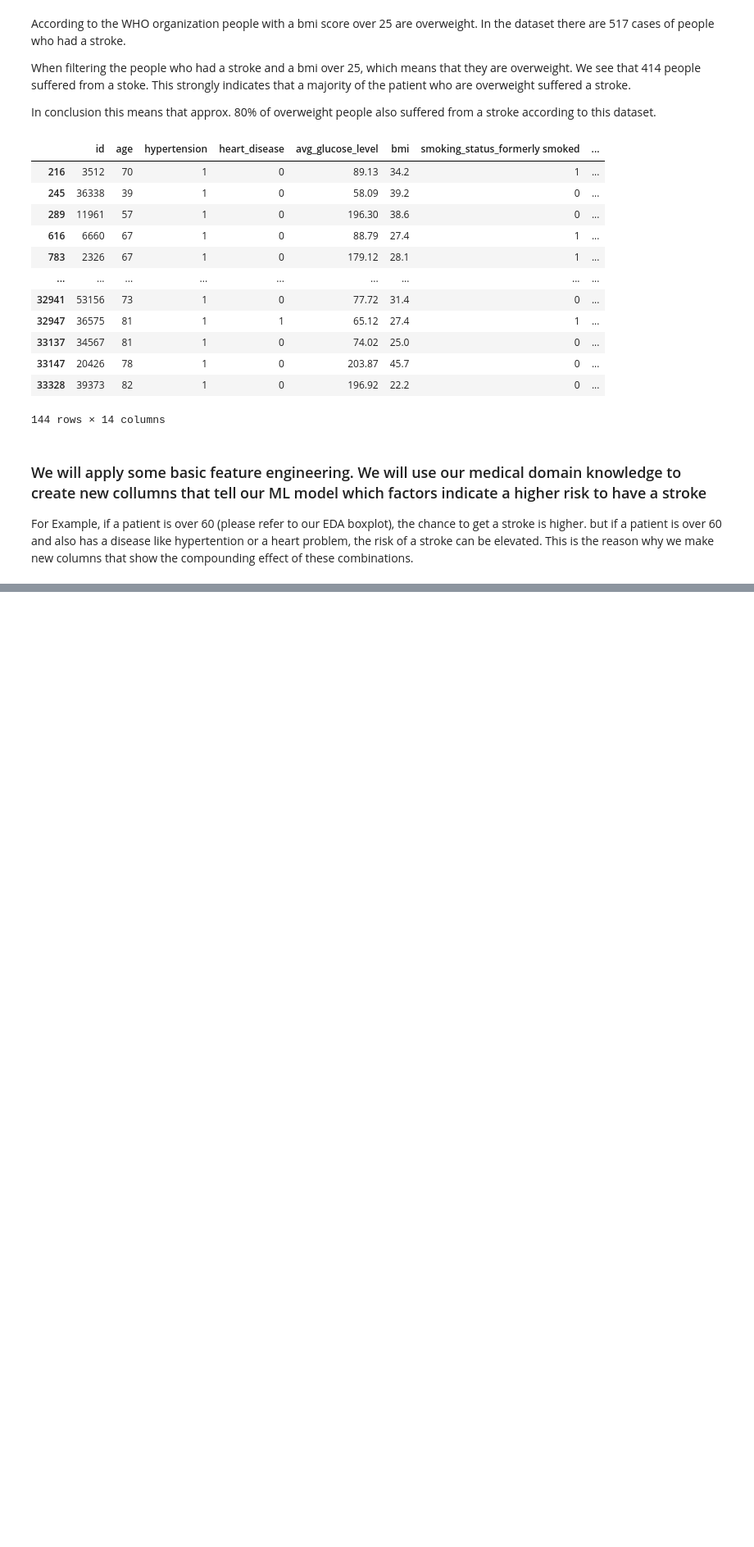
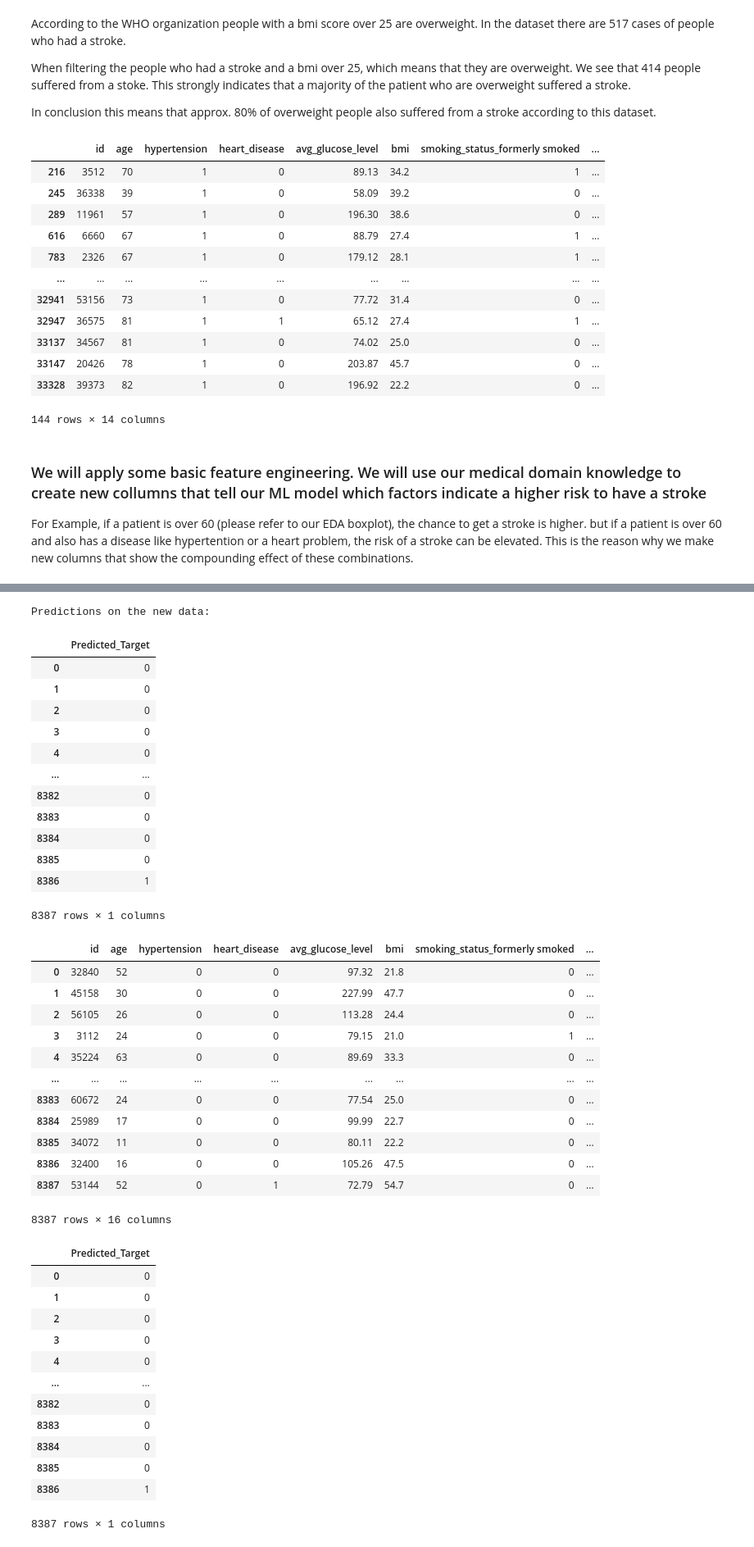
Before and after one commit to wi22b050/ML-International, a Jupyter notebook: draft_one_eda.ipynb, the cells around one changed output, grey strips where cells are left out. Shown at 82% size. Saved outputs shown, nothing was run; the diff lists cells and outputs as text; code cells hidden in the pictures; blank space fills up the shorter version.

```diff
--- a/draft_one_eda.ipynb
+++ b/draft_one_eda.ipynb
@@ -467,0 +651,63 @@ display(df)
+# %%
+import joblib
+
+# Save the model
+joblib.dump(clf, 'decision_tree_model.pkl')
+
+# Load the model later when needed
+loaded_model = joblib.load('decision_tree_model.pkl')
+# %%
+
+# Make predictions using the preprocessed new data
+predictions = loaded_model.predict(new_data)
+
+# Display the predictions
+print("Predictions on the new data:")
+
+#  # Save predictions to a CSV file
+output_df = pd.DataFrame(predictions, columns=['Predicted_Target'])
+# output_df.to_csv('predictions.csv', index=False)
+display(output_df)
+display(new_data)
+display(output_df)
+# %% [output]
+Predictions on the new data:
+|  | Predicted_Target |
+| 0 | 0 |
+| 1 | 0 |
+| 2 | 0 |
+| 3 | 0 |
+| 4 | 0 |
+| ... | ... |
+| 8382 | 0 |
+| 8383 | 0 |
+| 8384 | 0 |
+| 8385 | 0 |
+| 8386 | 1 |
+8387 rows × 1 columns
+|  | id | age | hypertension | heart_disease | avg_glucose_level | bmi | smoking_status_formerly smoked | ... |
+| 0 | 32840 | 52 | 0 | 0 | 97.32 | 21.8 | 0 | ... |
+| 1 | 45158 | 30 | 0 | 0 | 227.99 | 47.7 | 0 | ... |
+| 2 | 56105 | 26 | 0 | 0 | 113.28 | 24.4 | 0 | ... |
+| 3 | 3112 | 24 | 0 | 0 | 79.15 | 21.0 | 1 | ... |
+| 4 | 35224 | 63 | 0 | 0 | 89.69 | 33.3 | 0 | ... |
+| ... | ... | ... | ... | ... | ... | ... | ... | ... |
+| 8383 | 60672 | 24 | 0 | 0 | 77.54 | 25.0 | 0 | ... |
+| 8384 | 25989 | 17 | 0 | 0 | 99.99 | 22.7 | 0 | ... |
+| 8385 | 34072 | 11 | 0 | 0 | 80.11 | 22.2 | 0 | ... |
+| 8386 | 32400 | 16 | 0 | 0 | 105.26 | 47.5 | 0 | ... |
+| 8387 | 53144 | 52 | 0 | 1 | 72.79 | 54.7 | 0 | ... |
+8387 rows × 16 columns
+|  | Predicted_Target |
+| 0 | 0 |
+| 1 | 0 |
+| 2 | 0 |
+| 3 | 0 |
+| 4 | 0 |
+| ... | ... |
+| 8382 | 0 |
+| 8383 | 0 |
+| 8384 | 0 |
+| 8385 | 0 |
+| 8386 | 1 |
+8387 rows × 1 columns
```
Also changed, not shown: parts of 8 cells of this notebook.
